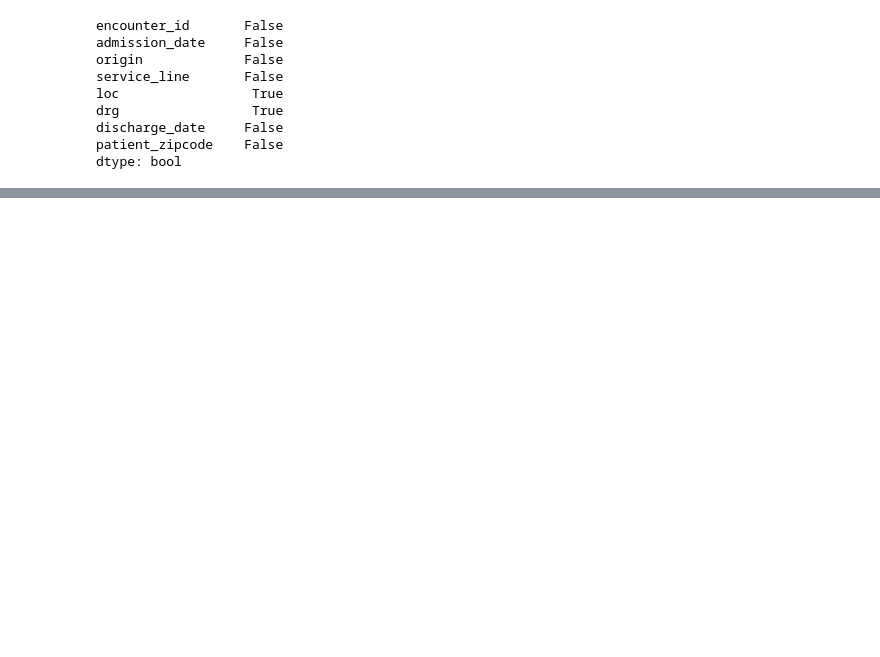
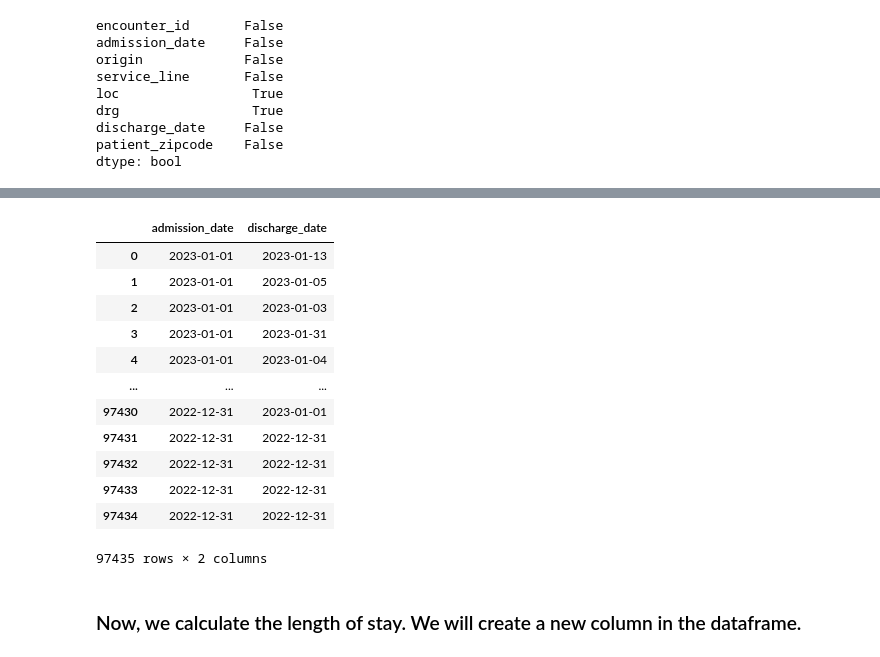
Before and after one commit to alyssaCrawfordAK/HospitalEncounter, a Jupyter notebook: HospitalEncounterAnalysis.ipynb, the cells around one changed output, grey strips where cells are left out. Cells and saved outputs as stored; diff of their text form; code cells hidden in the pictures; blank space fills up the shorter version.

```diff
--- a/HospitalEncounterAnalysis.ipynb
+++ b/HospitalEncounterAnalysis.ipynb
@@ -61,0 +130,18 @@ encdf[encdf['loc'].isna()]
+# %%
+encdf2[['admission_date','discharge_date']]
+# %% [output]
+|  | admission_date | discharge_date |
+| 0 | 2023-01-01 | 2023-01-13 |
+| 1 | 2023-01-01 | 2023-01-05 |
+| 2 | 2023-01-01 | 2023-01-03 |
+| 3 | 2023-01-01 | 2023-01-31 |
+| 4 | 2023-01-01 | 2023-01-04 |
+| ... | ... | ... |
+| 97430 | 2022-12-31 | 2023-01-01 |
+| 97431 | 2022-12-31 | 2022-12-31 |
+| 97432 | 2022-12-31 | 2022-12-31 |
+| 97433 | 2022-12-31 | 2022-12-31 |
+| 97434 | 2022-12-31 | 2022-12-31 |
+97435 rows × 2 columns
+# %% [markdown]
+### Now, we calculate the length of stay. We will create a new column in the dataframe.
```
Also changed, not shown: parts of 21 cells of this notebook.
